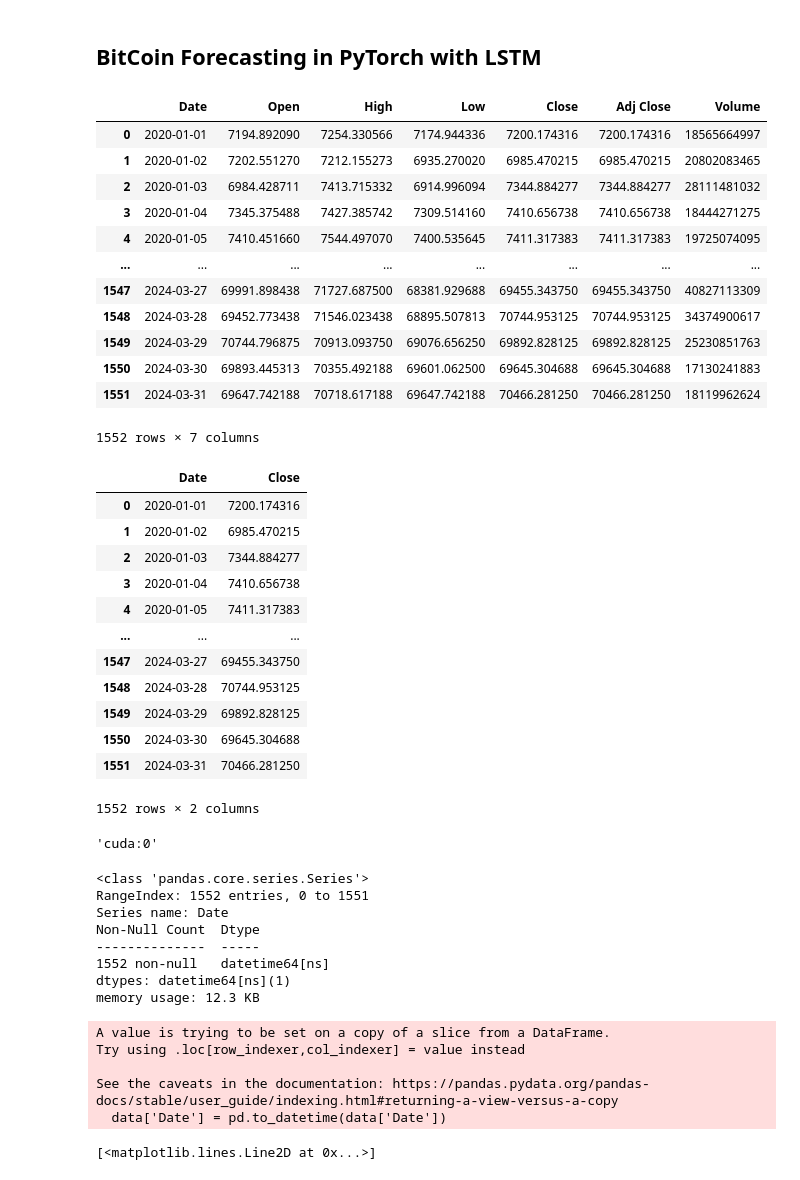
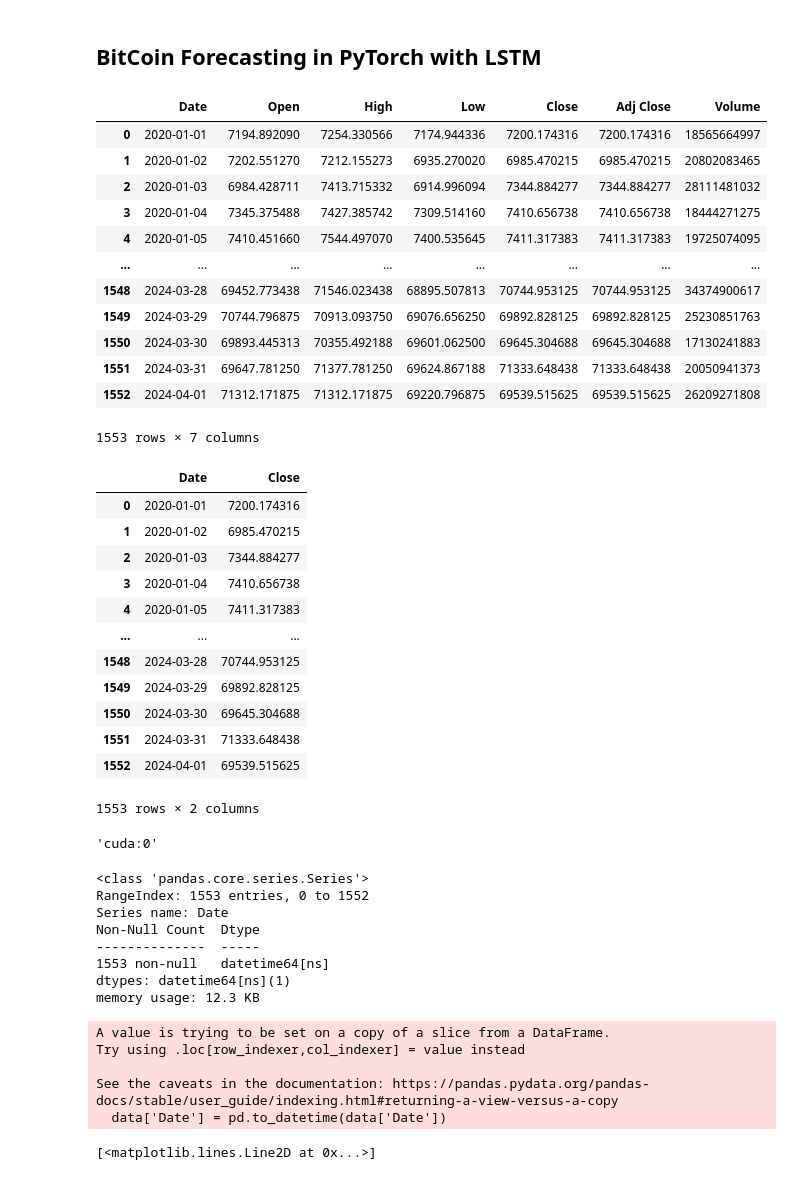
Before and after one commit to Ivo196/BTC-Forecasting-in-PyTorch-with-LSTM, a Jupyter notebook: BitCoin Forecasting in PyTorch with LSTM.ipynb, the cells around one changed output. Drawn from its saved outputs; the diff is of its cells as text; code cells hidden in the pictures.

```diff
--- a/BitCoin Forecasting in PyTorch with LSTM.ipynb
+++ b/BitCoin Forecasting in PyTorch with LSTM.ipynb
@@ -3,27 +3,27 @@
 # %%
 import pandas as pd
 import matplotlib.pyplot as plt
 import numpy as np
 
 import torch
 import torch.nn as nn
 
-data = pd.read_csv('BTC-USD d.csv')
+data = pd.read_csv('BTC-USD.csv')
 data
 # %% [output]
 |  | Date | Open | High | Low | Close | Adj Close | Volume |
 | 0 | 2020-01-01 | 7194.892090 | 7254.330566 | 7174.944336 | 7200.174316 | 7200.174316 | 18565664997 |
 | 1 | 2020-01-02 | 7202.551270 | 7212.155273 | 6935.270020 | 6985.470215 | 6985.470215 | 20802083465 |
 | 2 | 2020-01-03 | 6984.428711 | 7413.715332 | 6914.996094 | 7344.884277 | 7344.884277 | 28111481032 |
 | 3 | 2020-01-04 | 7345.375488 | 7427.385742 | 7309.514160 | 7410.656738 | 7410.656738 | 18444271275 |
 | 4 | 2020-01-05 | 7410.451660 | 7544.497070 | 7400.535645 | 7411.317383 | 7411.317383 | 19725074095 |
 | ... | ... | ... | ... | ... | ... | ... | ... |
-| 1547 | 2024-03-27 | 69991.898438 | 71727.687500 | 68381.929688 | 69455.343750 | 69455.343750 | 40827113309 |
 | 1548 | 2024-03-28 | 69452.773438 | 71546.023438 | 68895.507813 | 70744.953125 | 70744.953125 | 34374900617 |
 | 1549 | 2024-03-29 | 70744.796875 | 70913.093750 | 69076.656250 | 69892.828125 | 69892.828125 | 25230851763 |
 | 1550 | 2024-03-30 | 69893.445313 | 70355.492188 | 69601.062500 | 69645.304688 | 69645.304688 | 17130241883 |
-| 1551 | 2024-03-31 | 69647.742188 | 70718.617188 | 69647.742188 | 70466.281250 | 70466.281250 | 18119962624 |
+| 1551 | 2024-03-31 | 69647.781250 | 71377.781250 | 69624.867188 | 71333.648438 | 71333.648438 | 20050941373 |
+| 1552 | 2024-04-01 | 71312.171875 | 71312.171875 | 69220.796875 | 69539.515625 | 69539.515625 | 26209271808 |
-1552 rows × 7 columns
+1553 rows × 7 columns
 # %%
 data = data[['Date','Close']]
 data
@@ -35,12 +35,12 @@ data
 | 3 | 2020-01-04 | 7410.656738 |
 | 4 | 2020-01-05 | 7411.317383 |
 | ... | ... | ... |
-| 1547 | 2024-03-27 | 69455.343750 |
 | 1548 | 2024-03-28 | 70744.953125 |
 | 1549 | 2024-03-29 | 69892.828125 |
 | 1550 | 2024-03-30 | 69645.304688 |
-| 1551 | 2024-03-31 | 70466.281250 |
+| 1551 | 2024-03-31 | 71333.648438 |
+| 1552 | 2024-04-01 | 69539.515625 |
-1552 rows × 2 columns
+1553 rows × 2 columns
 # %%
 device = 'cuda:0' if torch.cuda.is_available() else 'cpu'
 device
@@ -51,11 +51,11 @@ data['Date'] = pd.to_datetime(data['Date'])
 data['Date'].info()
 # %% [output]
 <class 'pandas.core.series.Series'>
-RangeIndex: 1552 entries, 0 to 1551
+RangeIndex: 1553 entries, 0 to 1552
 Series name: Date
 Non-Null Count  Dtype
 --------------  -----
-1552 non-null   datetime64[ns]
+1553 non-null   datetime64[ns]
 dtypes: datetime64[ns](1)
 memory usage: 12.3 KB
 A value is trying to be set on a copy of a slice from a DataFrame.
```
Also changed, not shown: parts of 28 cells of this notebook.
